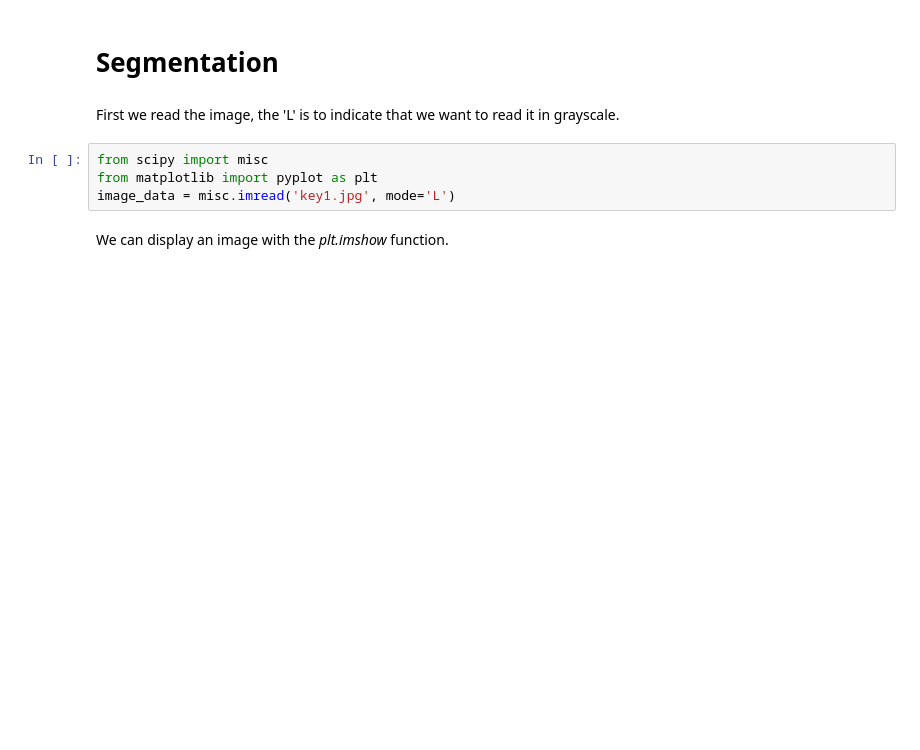
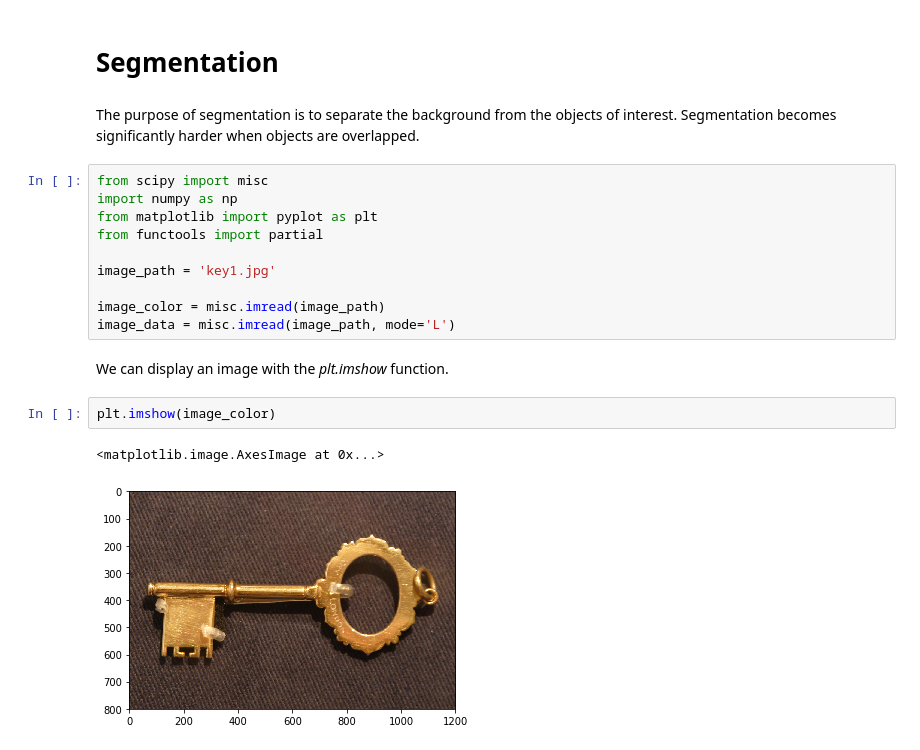
Before and after one commit to pablo-munoz/rasgos-descriptores-reconocimiento, a Jupyter notebook: work/segmentation/segmentation.ipynb, the cells around one changed output. Saved outputs shown, nothing was run; the diff lists cells and outputs as text; blank space fills up the shorter version.

```diff
--- a/work/segmentation/segmentation.ipynb
+++ b/work/segmentation/segmentation.ipynb
@@ -1,11 +1,22 @@
 # %% [markdown]
 # Segmentation
-# %% [markdown]
-First we read the image, the 'L' is to indicate that we want to read it in grayscale.
+# %% [markdown]
+The purpose of segmentation is to separate the background from the objects of interest. Segmentation becomes significantly harder when objects are overlapped.
 # %%
 from scipy import misc
+import numpy as np
 from matplotlib import pyplot as plt
-image_data = misc.imread('key1.jpg', mode='L')
+from functools import partial
+
+image_path = 'key1.jpg'
+
+image_color = misc.imread(image_path)
+image_data = misc.imread(image_path, mode='L')
 # %% [markdown]
 We can display an image with the *plt.imshow* function.
+# %%
+plt.imshow(image_color)
+# %% [output]
+<matplotlib.image.AxesImage at 0x...>
+[figure, added]
 # %%
```
Also changed, not shown: parts of 12 cells of this notebook, 1 other file.
